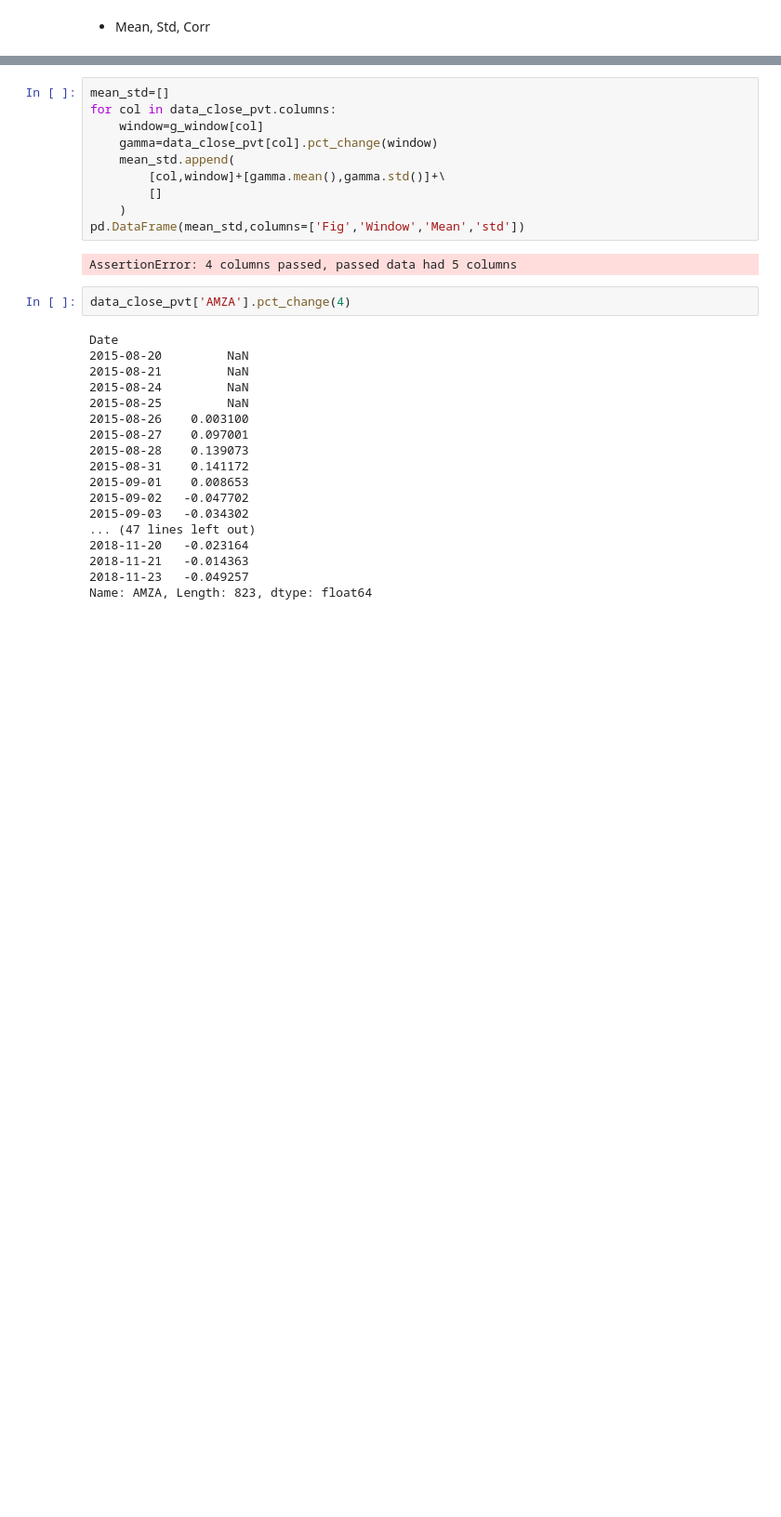
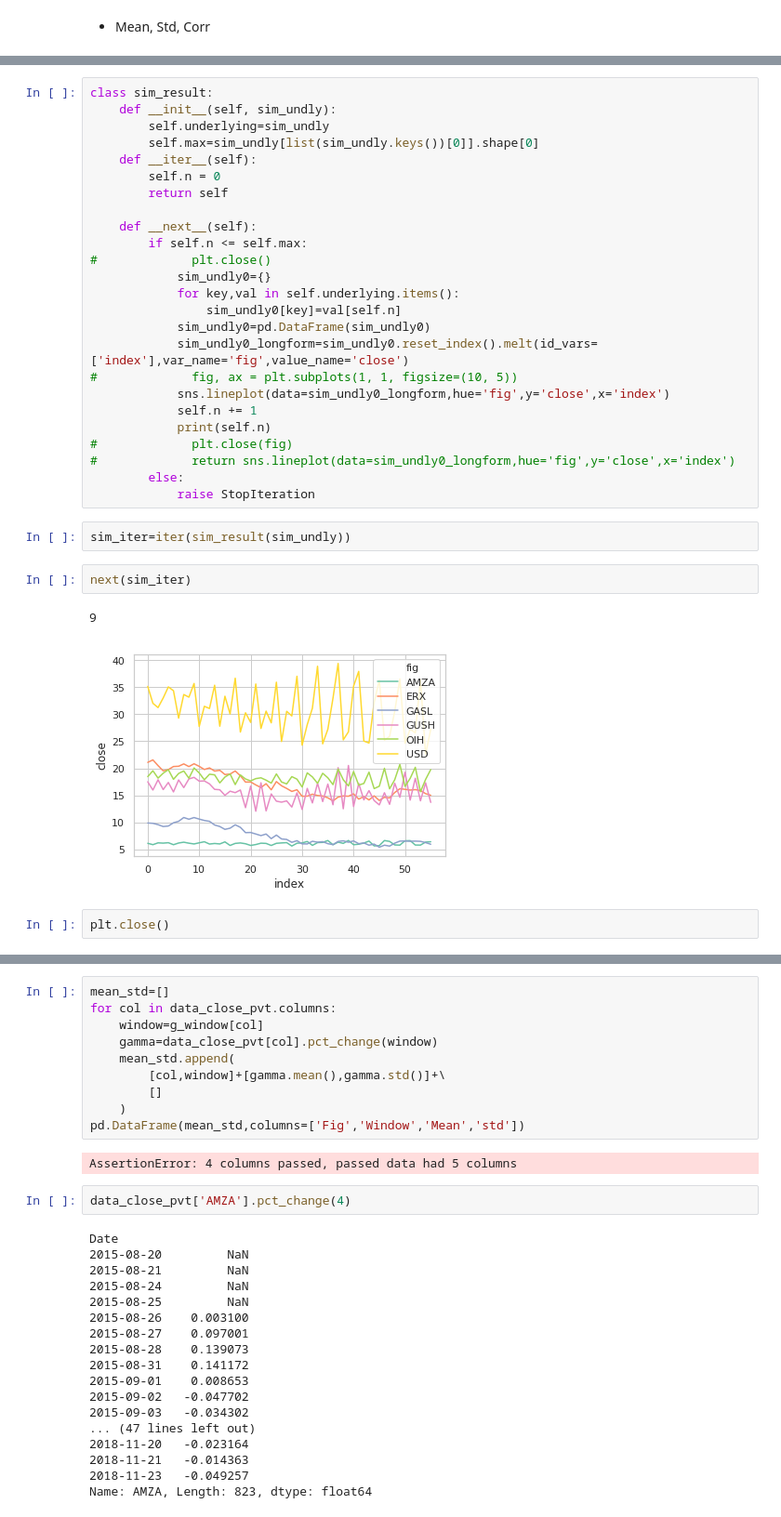
Before and after one commit to Hex-Liu/Put_Trading, a Jupyter notebook: Model.ipynb, the cells around one changed output, grey strips where cells are left out. Shown: that part at 93% size. Drawn from its saved outputs; the diff is of its cells as text; blank space fills up the shorter version.

```diff
--- a/Model.ipynb
+++ b/Model.ipynb
@@ -120,0 +401,34 @@ pd.DataFrame(jb_result,columns=['Fig','Window','JB_Val','P_Val'])
+# %%
+class sim_result:
+    def __init__(self, sim_undly):
+        self.underlying=sim_undly
+        self.max=sim_undly[list(sim_undly.keys())[0]].shape[0]
+    def __iter__(self):
+        self.n = 0
+        return self
+
+    def __next__(self):
+        if self.n <= self.max:
+#             plt.close()
+            sim_undly0={}
+            for key,val in self.underlying.items():
+                sim_undly0[key]=val[self.n]
+            sim_undly0=pd.DataFrame(sim_undly0)
+            sim_undly0_longform=sim_undly0.reset_index().melt(id_vars=['index'],var_name='fig',value_name='close')
+#             fig, ax = plt.subplots(1, 1, figsize=(10, 5))
+            sns.lineplot(data=sim_undly0_longform,hue='fig',y='close',x='index')
+            self.n += 1
+            print(self.n)
+#             plt.close(fig)
+#             return sns.lineplot(data=sim_undly0_longform,hue='fig',y='close',x='index')
+        else:
+            raise StopIteration
+# %%
+sim_iter=iter(sim_result(sim_undly))
+# %%
+next(sim_iter)
+# %% [output]
+9
+[figure, added]
+# %%
+plt.close()
```
Also changed, not shown: parts of 41 cells of this notebook.
